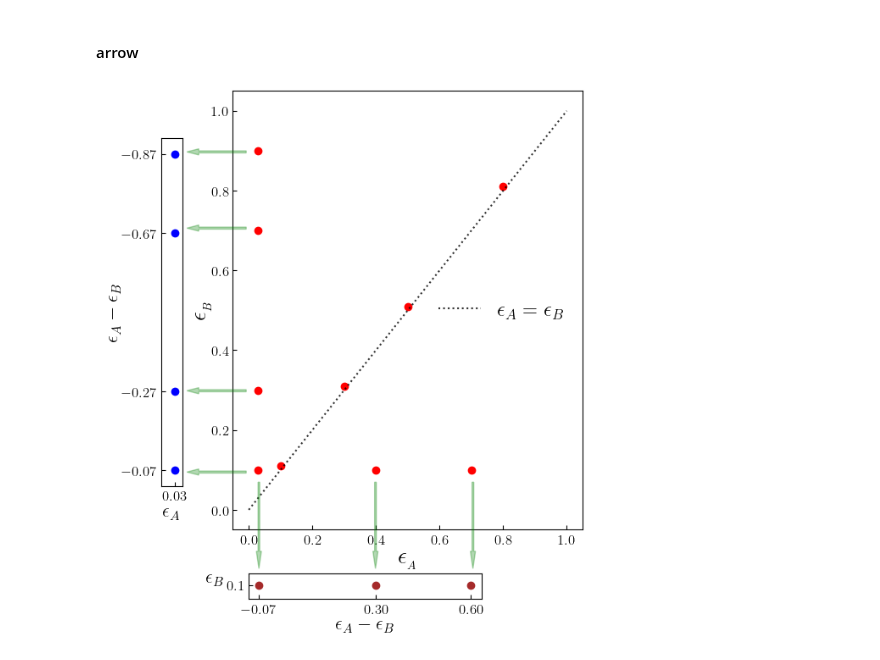
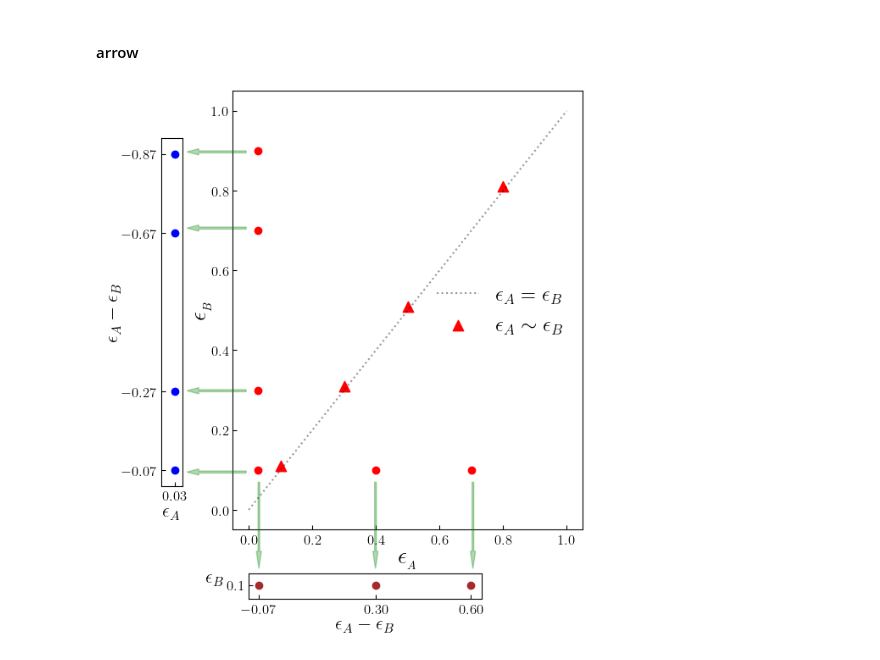
Before and after one commit to rahmahi/Chimera_Time_Crystal, a Jupyter notebook: codes/new_algo/regional_ea_eb/eaeb/eaeb_grid.ipynb, the cells around one changed output. Saved outputs shown, nothing was run; the diff lists cells and outputs as text; code cells hidden in the pictures.

Commit message:
eaeb center fig

```diff
--- a/codes/new_algo/regional_ea_eb/eaeb/eaeb_grid.ipynb
+++ b/codes/new_algo/regional_ea_eb/eaeb/eaeb_grid.ipynb
@@ -97,8 +97,13 @@ plt.rcParams.update({"figure.figsize": (5, 6), "text.usetex": True, "font.family
                      "font.size": 12, "font.sans-serif": ["Helvetica"]})
 
 # Data
-ea = np.array([0.03, 0.03, 0.03, 0.03, 0.1, 0.3, 0.4, 0.5, 0.7, 0.8])
-eb = np.array([0.1, 0.3, 0.7, 0.9, 0.11, 0.31, 0.1, 0.51, 0.1, 0.81])
+
+ea = np.array([0.03, 0.03, 0.03, 0.03,  0.4,  0.7])
+eb = np.array([0.1, 0.3, 0.7, 0.9, 0.1, 0.1,])
+
+ea_lin = np.array([0.1, 0.3, 0.5,  0.8])
+eb_lin = np.array([ 0.11, 0.31, 0.51, 0.81])
+
 x = np.linspace(0, 1, 10)
 y = x
 
@@ -109,8 +114,9 @@ ax_left = fig.add_axes([-0.03, 0.192, 0.05, 0.685])
 ax_bottom = fig.add_axes([0.175, -0.03, 0.55,  0.05])
 
 # Main plot
-ax_main.plot(x, y, color='black', alpha=0.8, linestyle='dotted', label=r'$\epsilon_A = \epsilon_B$')
+ax_main.plot(x, y, color='black', alpha=0.4, linestyle='dotted', label=r'$\epsilon_A = \epsilon_B$')
 ax_main.scatter(ea, eb, color='red')
+ax_main.scatter(ea_lin, eb_lin, color='red', marker = '^', label = r'$\epsilon_A \sim \epsilon_B$', s = 80)
 ax_main.set_ylabel(r"$\epsilon_{_B}$", fontsize = 20, labelpad = 0)
 ax_main.set_xlabel(r"$\epsilon_{_A}$", fontsize = 20, labelpad = 0)
 ax_main.tick_params(which='both', axis='both', direction="in")
@@ -134,32 +140,32 @@ ax_bottom.scatter(bottom_xdata-bottom_ydata, bottom_ydata, color='brown')
 ax_bottom.set_ylabel(r"$\epsilon_B$", labelpad = 10, fontsize=16, rotation = 0)
 ax_bottom.set_xlabel(r"$\epsilon_A-\epsilon_B$", labelpad = 0, fontsize=16)
 ax_bottom.yaxis.set_label_position('left')
 ax_bottom.set_ylim(-0.15, 0.3)
 ax_bottom.set_yticks([0.1])
 ax_bottom.set_xticks(bottom_xdata-bottom_ydata)
 ax_bottom.tick_params(axis='both', direction='in')
 
 # Add an arrow spanning across subplots
 arrow = plt.Arrow(0.17, 0.85, -0.14, 0.0, width=0.02, color='green', alpha = 0.3)
 fig.add_artist(arrow)
 arrow = plt.Arrow(0.17, 0.7, -0.14, 0.0, width=0.02, color='green', alpha = 0.3)
 fig.add_artist(arrow)
 arrow = plt.Arrow(0.17, 0.38, -0.14, 0.0, width=0.02, color='green', alpha = 0.3)
 fig.add_artist(arrow)
 arrow = plt.Arrow(0.17, 0.22, -0.14, 0.0, width=0.02, color='green', alpha = 0.3)
 fig.add_artist(arrow)
 
 arrow = plt.Arrow(0.2, .2, 0.0, -0.17, width=0.02, color='green', alpha = 0.3)
 fig.add_artist(arrow)
 arrow = plt.Arrow(0.475, .2, 0.0, -0.17, width=0.02, color='green', alpha = 0.3)
 fig.add_artist(arrow)
 arrow = plt.Arrow(0.705, .2, 0.0, -0.17, width=0.02, color='green', alpha = 0.3)
 fig.add_artist(arrow)
 # Adjust layout
 plt.tight_layout()
 
 # Save and show
-plt.savefig('eaeb_grid_with_subplots_right_bottom.svg', bbox_inches='tight', pad_inches=0.0, dpi=600)
+#plt.savefig('eaeb_grid_with_subplots_right_bottom.svg', bbox_inches='tight', pad_inches=0.0, dpi=600)
 plt.show()
 # %% [output]
-[figure, old version]
+[figure, new version]
```
Also changed, not shown: parts of 1 cell of this notebook, 1 other file.
